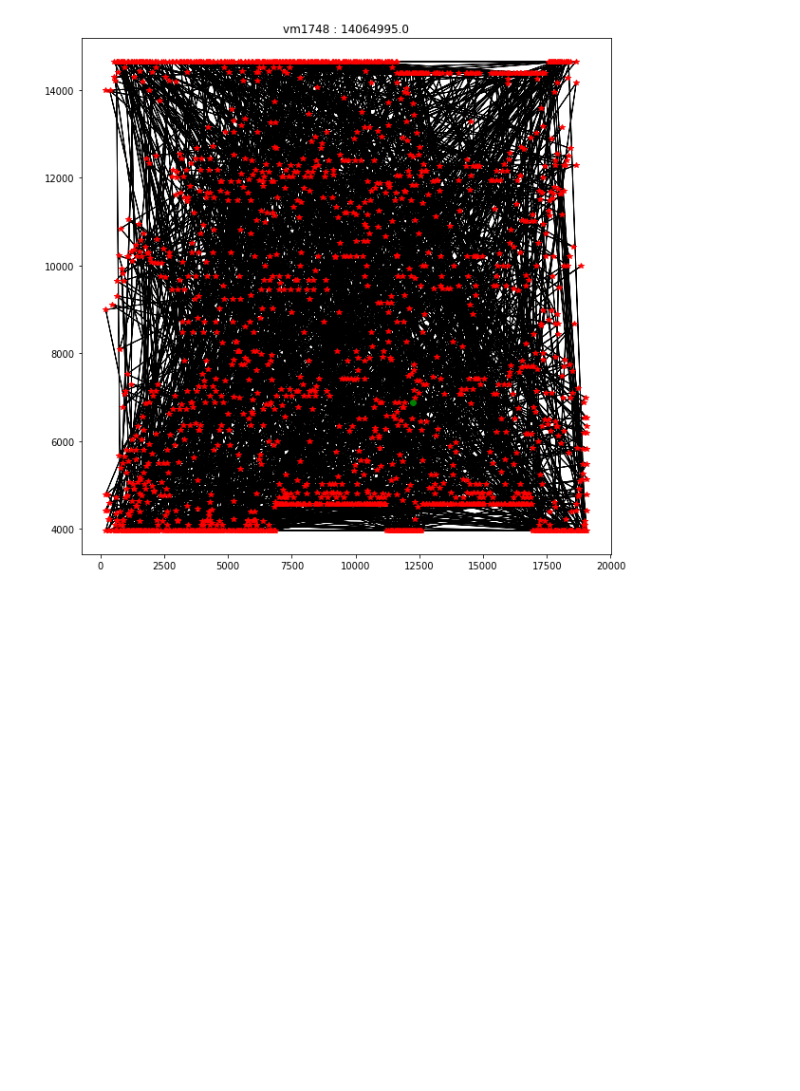
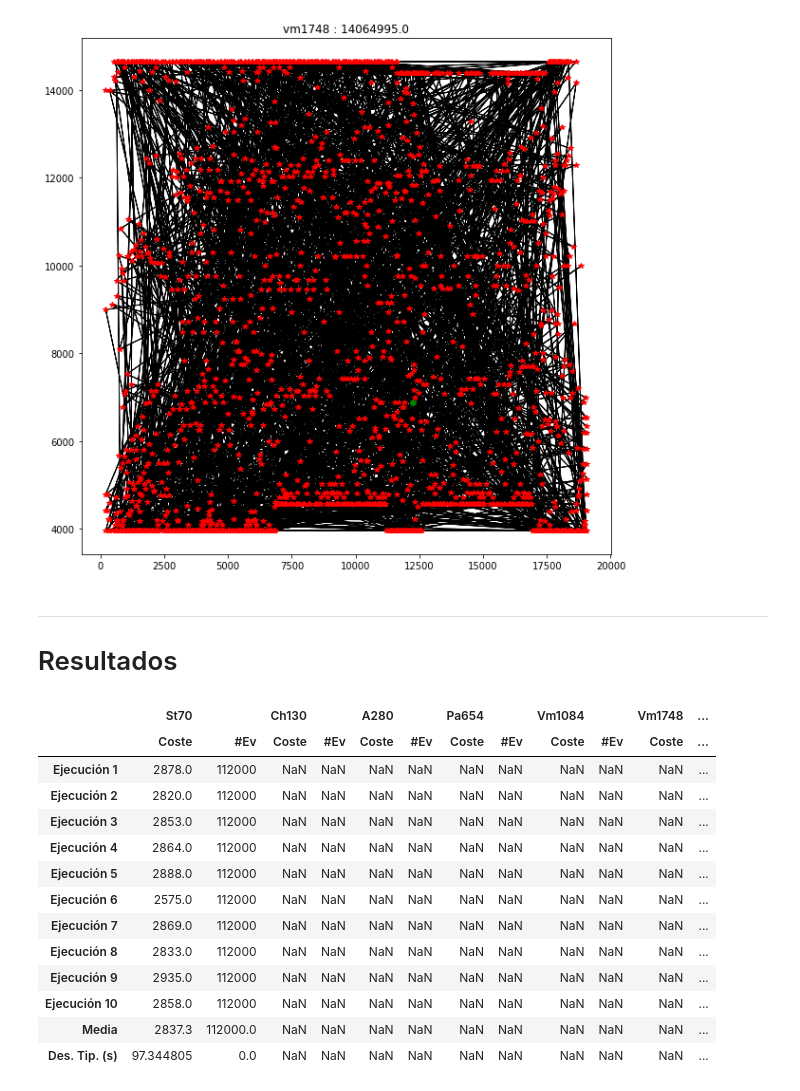
Before and after one commit to IgorMy/Algoritmos-basados-en-Entornos-y-Trayectorias, a Jupyter notebook: 2 Búsqueda Aleatoria/Búsqueda Aleatoria.ipynb, the cells around one changed output. Cells and saved outputs as stored; diff of their text form; code cells hidden in the pictures; blank space fills up the shorter version.

```diff
--- a/2 Búsqueda Aleatoria/Búsqueda Aleatoria.ipynb
+++ b/2 Búsqueda Aleatoria/Búsqueda Aleatoria.ipynb
@@ -303,3 +338,23 @@ Desviación típica nº de evaluaciones:  0.0
 
 Representación de la mejor solución:
 [figure]
+# %% [markdown]
+---
+# Resultados
+# %%
+resultados
+# %% [output]
+|  | St70 |  | Ch130 |  | A280 |  | Pa654 |  | Vm1084 |  | Vm1748 | ... |
+|  | Coste | #Ev | Coste | #Ev | Coste | #Ev | Coste | #Ev | Coste | #Ev | Coste | ... |
+| Ejecución 1 | 2878.0 | 112000 | NaN | NaN | NaN | NaN | NaN | NaN | NaN | NaN | NaN | ... |
+| Ejecución 2 | 2820.0 | 112000 | NaN | NaN | NaN | NaN | NaN | NaN | NaN | NaN | NaN | ... |
+| Ejecución 3 | 2853.0 | 112000 | NaN | NaN | NaN | NaN | NaN | NaN | NaN | NaN | NaN | ... |
+| Ejecución 4 | 2864.0 | 112000 | NaN | NaN | NaN | NaN | NaN | NaN | NaN | NaN | NaN | ... |
+| Ejecución 5 | 2888.0 | 112000 | NaN | NaN | NaN | NaN | NaN | NaN | NaN | NaN | NaN | ... |
+| Ejecución 6 | 2575.0 | 112000 | NaN | NaN | NaN | NaN | NaN | NaN | NaN | NaN | NaN | ... |
+| Ejecución 7 | 2869.0 | 112000 | NaN | NaN | NaN | NaN | NaN | NaN | NaN | NaN | NaN | ... |
+| Ejecución 8 | 2833.0 | 112000 | NaN | NaN | NaN | NaN | NaN | NaN | NaN | NaN | NaN | ... |
+| Ejecución 9 | 2935.0 | 112000 | NaN | NaN | NaN | NaN | NaN | NaN | NaN | NaN | NaN | ... |
+| Ejecución 10 | 2858.0 | 112000 | NaN | NaN | NaN | NaN | NaN | NaN | NaN | NaN | NaN | ... |
+| Media | 2837.3 | 112000.0 | NaN | NaN | NaN | NaN | NaN | NaN | NaN | NaN | NaN | ... |
+| Des. Tip. (s) | 97.344805 | 0.0 | NaN | NaN | NaN | NaN | NaN | NaN | NaN | NaN | NaN | ... |
```
Also changed, not shown: parts of 12 cells of this notebook, 9 other files.
